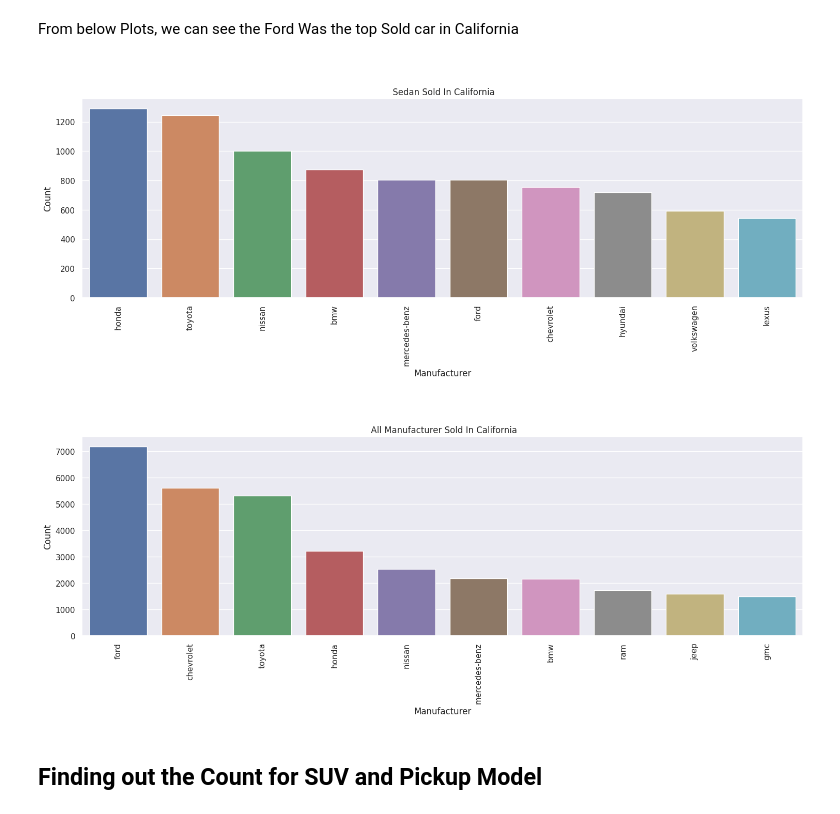
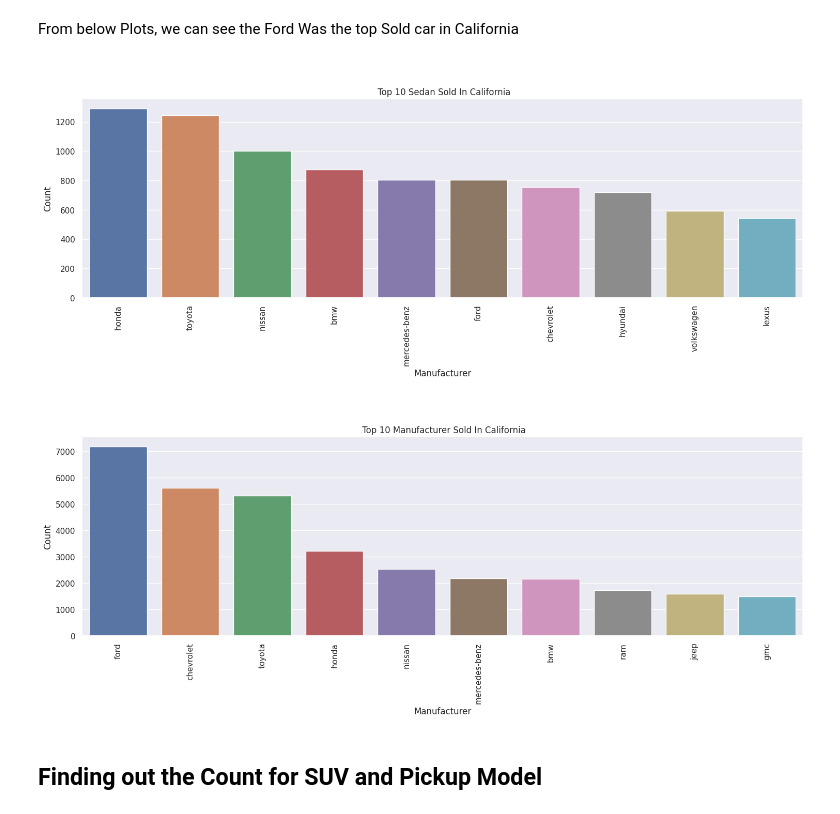
Before and after one commit to arezazadeh/Used_Car_Price_Prediction, a Jupyter notebook: final_work.ipynb, the cells around one changed output. Saved outputs shown, nothing was run; the diff lists cells and outputs as text; code cells hidden in the pictures.

```diff
--- a/final_work.ipynb
+++ b/final_work.ipynb
@@ -238,27 +270,27 @@ From below Plots, we can see the Ford Was the top Sold car in California
 # %%
 sedan_in_ca = df.query("type == 'sedan'  & state == 'ca'")["manufacturer"].value_counts().reset_index().iloc[:10,:]
 all_man_in_ca = df.query("state == 'ca'")["manufacturer"].value_counts().reset_index().iloc[:10,:]
 
 
 sns.barplot(data=sedan_in_ca, x="index", y="manufacturer")
 
-plt.title("\n\n Sedan Sold In California")
+plt.title("\n\n Top 10 Sedan Sold In California")
 plt.xlabel("Manufacturer");
 plt.ylabel("Count");
 plt.xticks(rotation=90);
 
 plt.show()
 
 sns.barplot(data=all_man_in_ca, x="index", y="manufacturer")
 
-plt.title("\n\n All Manufacturer Sold In California")
+plt.title("\n\n Top 10 Manufacturer Sold In California")
 plt.xlabel("Manufacturer");
 plt.ylabel("Count");
 plt.xticks(rotation=90);
 
 plt.show()
 # %% [output]
-[figure, old version]
+[figure, new version]
 [figure]
 # %% [markdown]
 ## Finding out the Count for SUV and Pickup Model
```
Also changed, not shown: parts of 12 cells of this notebook, 37 other files.
